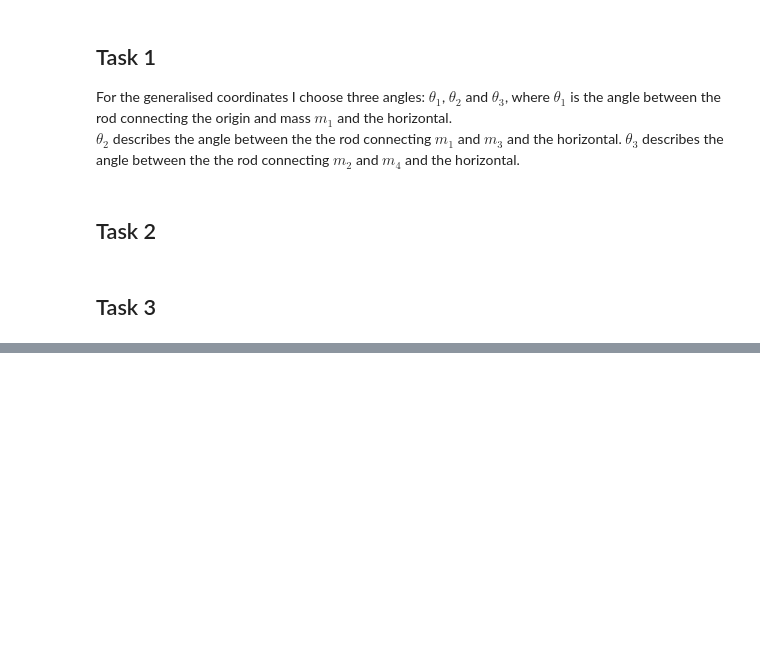
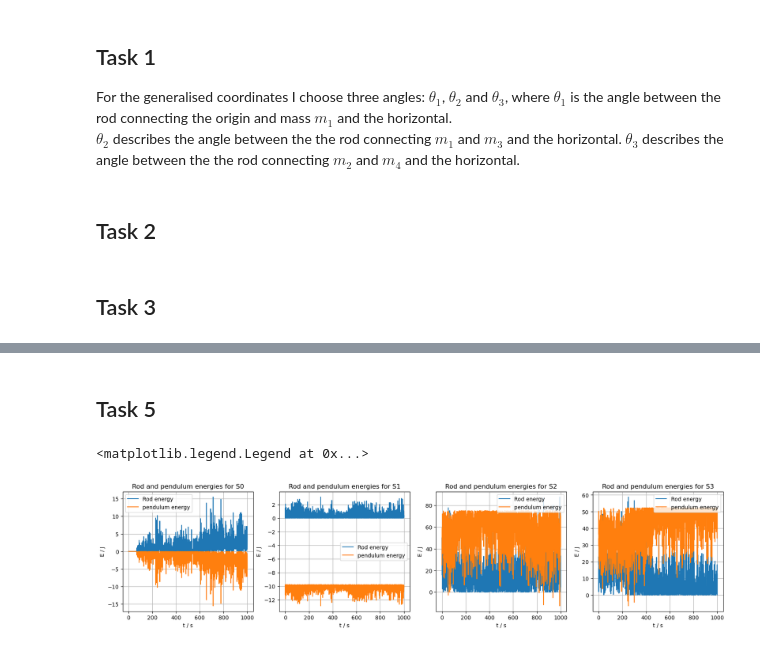
Before and after one commit to benjbrandt/physics725, a Jupyter notebook: Week9/Project_4_Rod_Pendulum_System_student.ipynb, the cells around one changed output, grey strips where cells are left out. Drawn from its saved outputs; the diff is of its cells as text; code cells hidden in the pictures; blank space fills up the shorter version.

```diff
--- a/Week9/Project_4_Rod_Pendulum_System_student.ipynb
+++ b/Week9/Project_4_Rod_Pendulum_System_student.ipynb
@@ -214,0 +340,40 @@ ani.save('pendulum.gif', writer='pillow', fps=(n_frames / n_seconds))
+# %% [markdown]
+## Task 5
+# %%
+# plot the total energy for all initial conditions
+fig, ax = plt.subplots(1,4, figsize=(20,4))
+
+# plot rod energy for S0
+ax[0].plot(t_n_long, e_s0[1], label=r'Rod energy')
+ax[0].plot(t_n_long, e_s0[2], label=r'pendulum energy')
+ax[0].set_title('Rod and pendulum energies for S0')
+
+# plot rod energy just for S1
+ax[1].plot(t_n_long, e_s1[1], label=r'Rod energy')
+ax[1].plot(t_n_long, e_s1[2], label=r'pendulum energy')
+ax[1].set_title('Rod and pendulum energies for S1')
+
+# plot energy just for S2
+ax[2].plot(t_n_long, e_s2[1], label=r'Rod energy')
+ax[2].plot(t_n_long, e_s2[2], label=r'pendulum energy')
+ax[2].set_title('Rod and pendulum energies for S2')
+
+# plot energy just for S3
+ax[3].plot(t_n_long, e_s3[1], label=r'Rod energy')
+ax[3].plot(t_n_long, e_s3[2], label=r'pendulum energy')
+ax[3].set_title('Rod and pendulum energies for S3')
+
+# labels and legends
+i = 0
+while i <= 3:
+    ax[i].legend()
+    ax[i].grid()
+    ax[i].set_xlabel(r't / s')
+    ax[i].set_ylabel(r'E / J')
+    i +=1
+
+# set legend for ax[3] by hand, because automatic location made plot less visible
+ax[3].legend(loc='upper right')
+# %% [output]
+<matplotlib.legend.Legend at 0x...>
+[figure, added]
```
Also changed, not shown: parts of 20 cells of this notebook, 4 other files.
